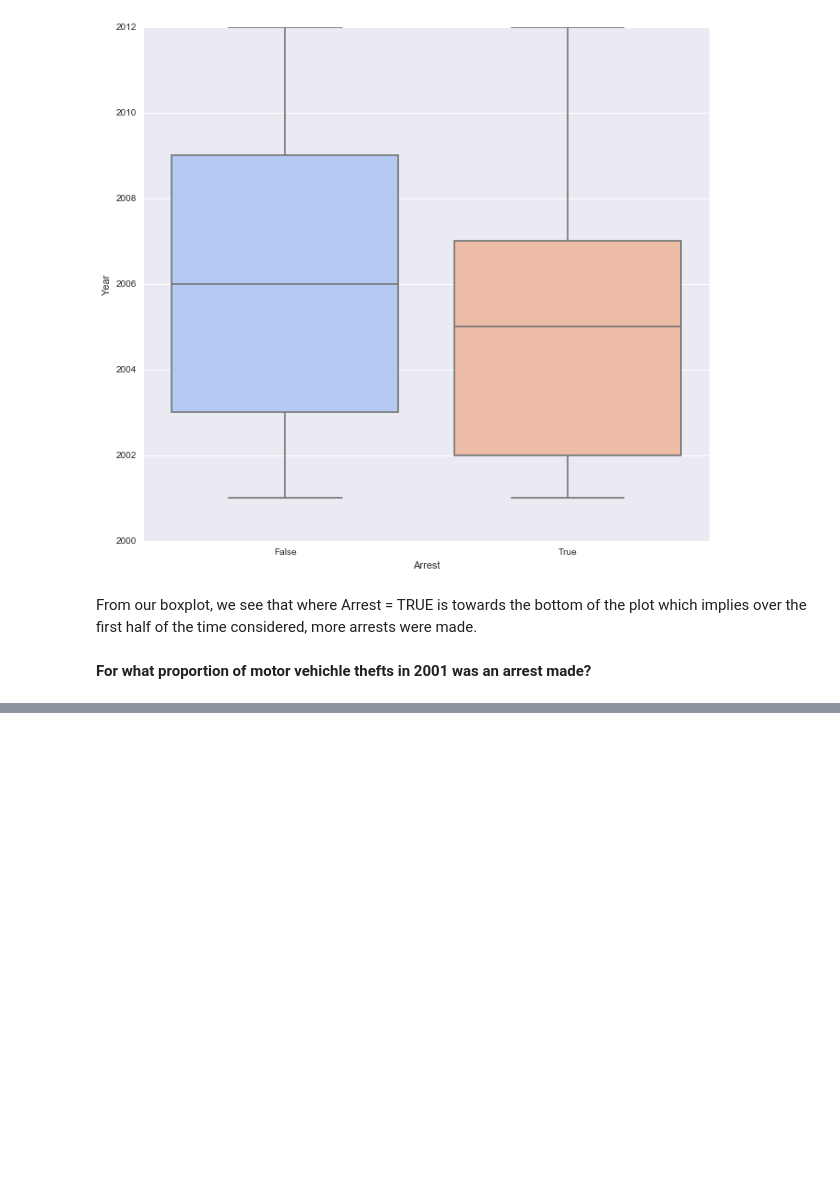
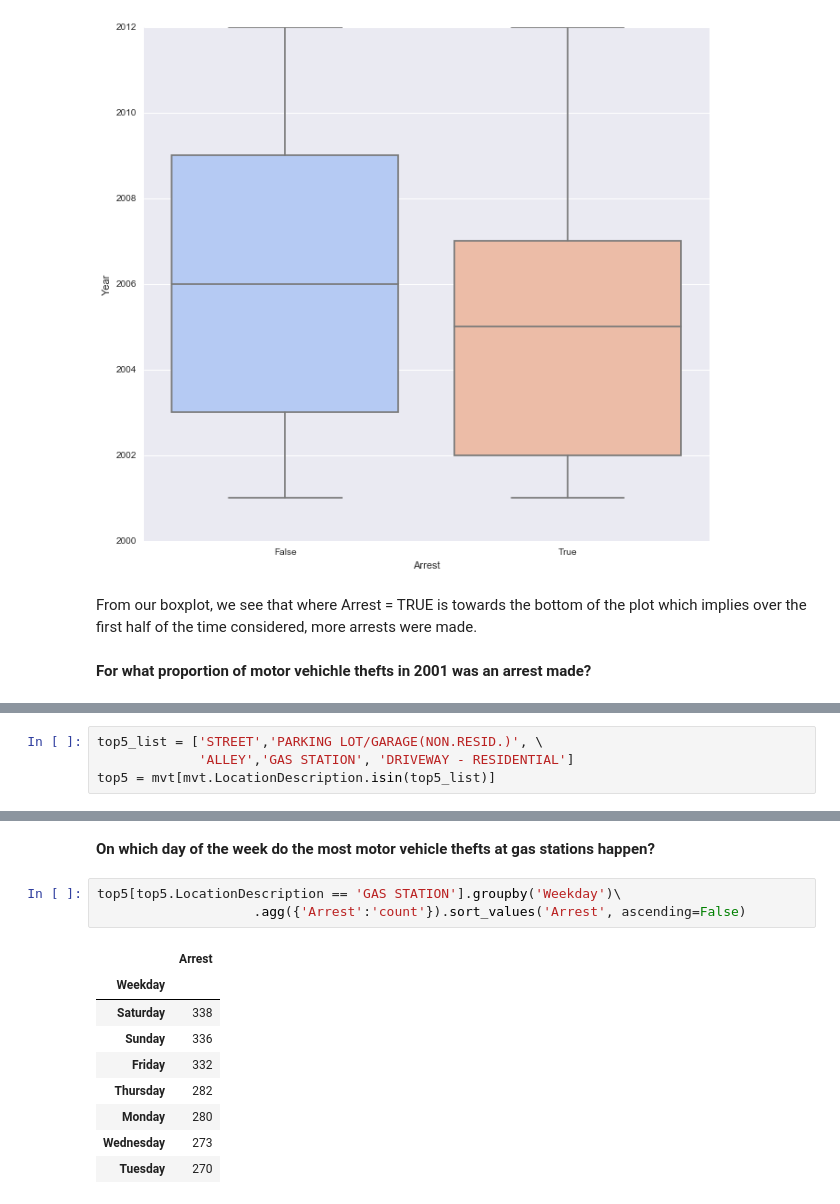
Before and after one commit to JohnBobo/analytics_edge, a Jupyter notebook: python_version/analytical_detective.ipynb, the cells around one changed output, grey strips where cells are left out. Saved outputs shown, nothing was run; the diff lists cells and outputs as text; blank space fills up the shorter version.

```diff
--- a/python_version/analytical_detective.ipynb
+++ b/python_version/analytical_detective.ipynb
@@ -171,0 +196,4 @@ From our boxplot, we see that where Arrest = TRUE is towards the bottom of the p
+# %%
+top5_list = ['STREET','PARKING LOT/GARAGE(NON.RESID.)', \
+             'ALLEY','GAS STATION', 'DRIVEWAY - RESIDENTIAL']
+top5 = mvt[mvt.LocationDescription.isin(top5_list)]
@@ -171,0 +214,15 @@ From our boxplot, we see that where Arrest = TRUE is towards the bottom of the p
+# %% [markdown]
+**On which day of the week do the most motor vehicle thefts at gas stations happen?**
+# %%
+top5[top5.LocationDescription == 'GAS STATION'].groupby('Weekday')\
+                    .agg({'Arrest':'count'}).sort_values('Arrest', ascending=False)
+# %% [output]
+|  | Arrest |
+| Weekday |  |
+| Saturday | 338 |
+| Sunday | 336 |
+| Friday | 332 |
+| Thursday | 282 |
+| Monday | 280 |
+| Wednesday | 273 |
+| Tuesday | 270 |
```
Also changed, not shown: parts of 7 cells of this notebook.
